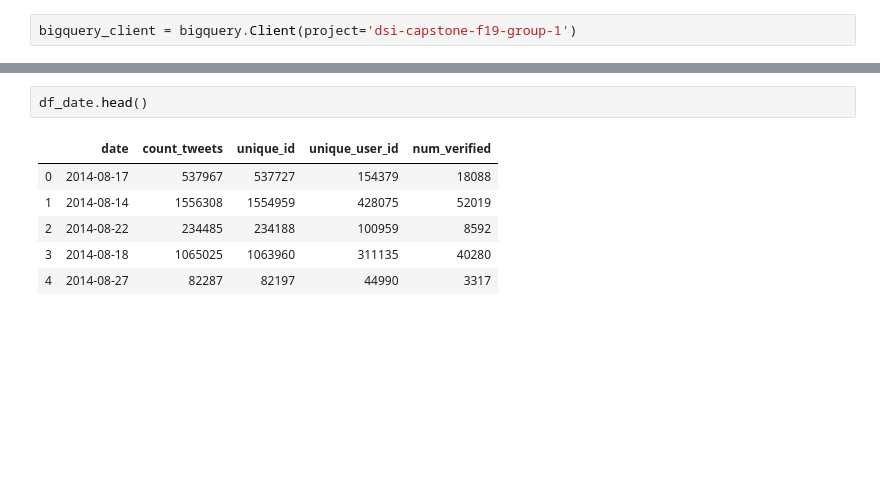
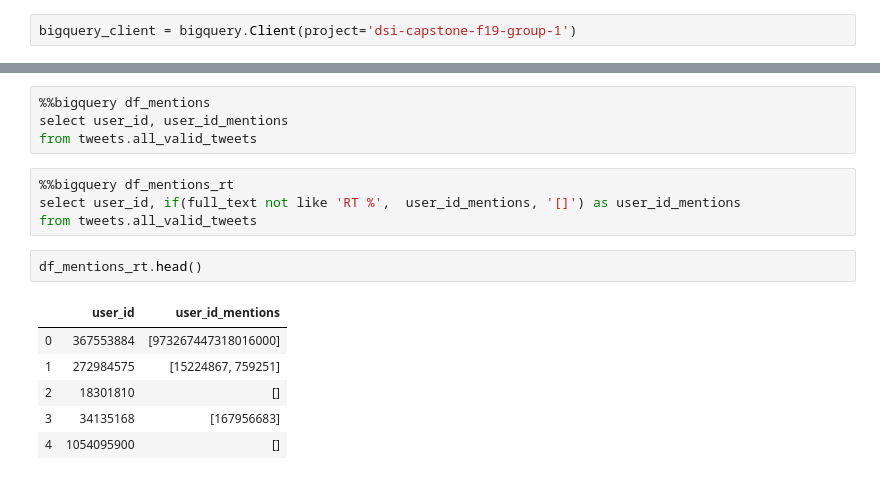
Before and after one commit to opardo/BlackLivesMatter, a Jupyter notebook: EDA/EDA_Andrea.ipynb, the cells around one changed output, grey strips where cells are left out. Cells and saved outputs as stored; diff of their text form; blank space fills up the shorter version.

```diff
--- a/EDA/EDA_Andrea.ipynb
+++ b/EDA/EDA_Andrea.ipynb
@@ -18,9 +119,17 @@ from tweets.all_tweets group by 1;
+# %%
+%%bigquery df_mentions
+select user_id, user_id_mentions
+from tweets.all_valid_tweets
+# %%
+%%bigquery df_mentions_rt
+select user_id, if(full_text not like 'RT %',  user_id_mentions, '[]') as user_id_mentions
+from tweets.all_valid_tweets
 # %%
-df_date.head()
+df_mentions_rt.head()
 # %% [output]
-|  | date | count_tweets | unique_id | unique_user_id | num_verified |
-| 0 | 2014-08-17 | 537967 | 537727 | 154379 | 18088 |
-| 1 | 2014-08-14 | 1556308 | 1554959 | 428075 | 52019 |
-| 2 | 2014-08-22 | 234485 | 234188 | 100959 | 8592 |
-| 3 | 2014-08-18 | 1065025 | 1063960 | 311135 | 40280 |
-| 4 | 2014-08-27 | 82287 | 82197 | 44990 | 3317 |
+|  | user_id | user_id_mentions |
+| 0 | 367553884 | [973267447318016000] |
+| 1 | 272984575 | [15224867, 759251] |
+| 2 | 18301810 | [] |
+| 3 | 34135168 | [167956683] |
+| 4 | 1054095900 | [] |
```
Also changed, not shown: parts of 16 cells of this notebook.
